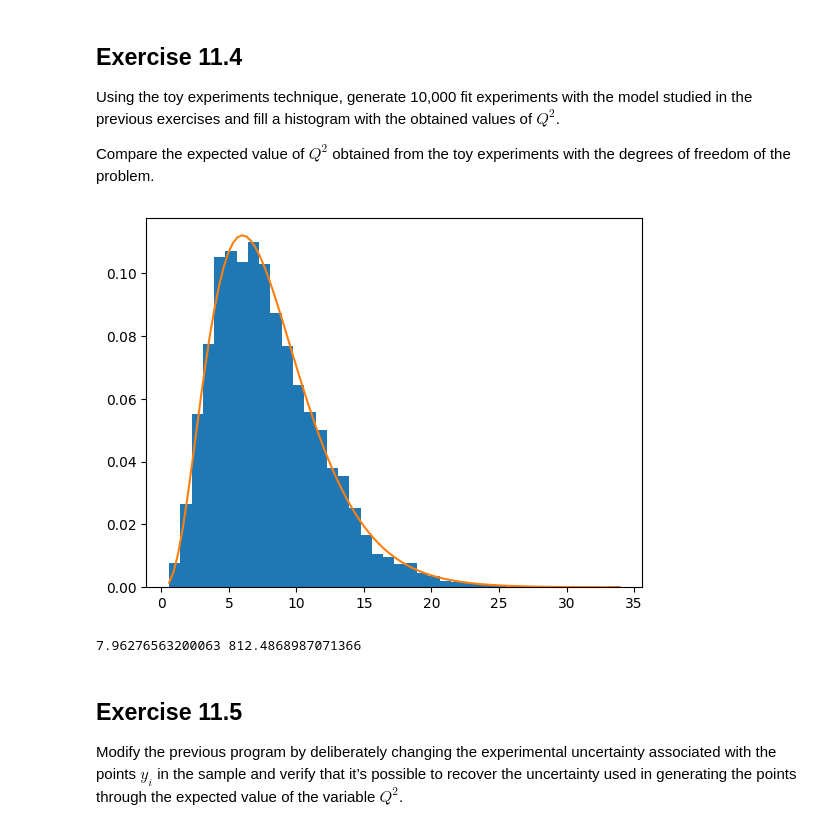
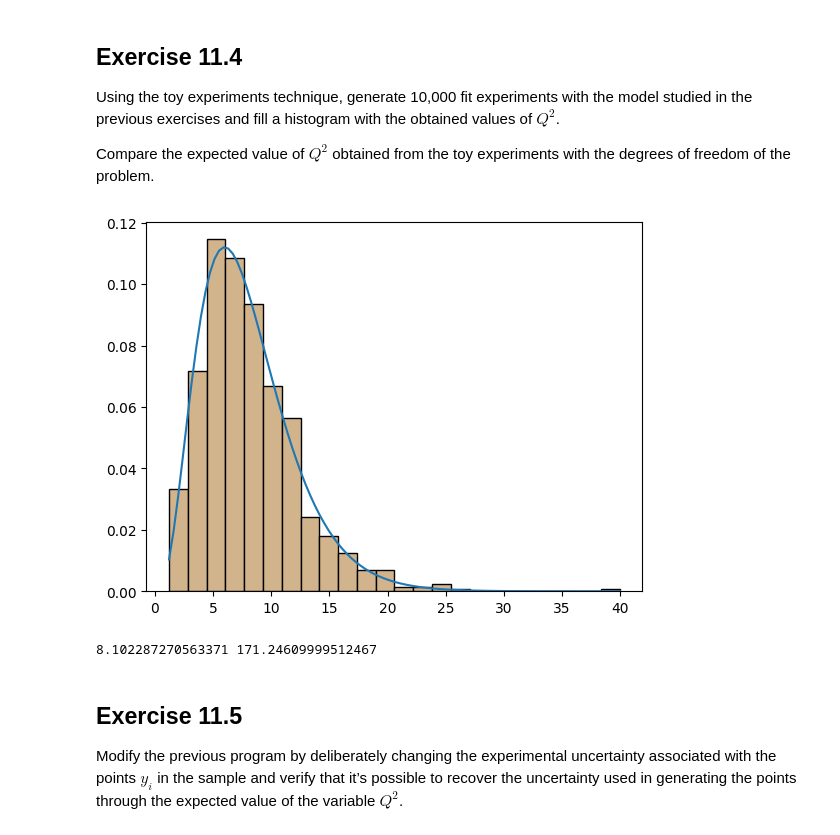
Before and after one commit to CarminatiGiovanni/LaboratorioCalcoloEStatistica, a Jupyter notebook: exercises_11_181223.ipynb, the cells around one changed output. Drawn from its saved outputs; the diff is of its cells as text; code cells hidden in the pictures.

```diff
--- a/exercises_11_181223.ipynb
+++ b/exercises_11_181223.ipynb
@@ -47,11 +53,11 @@ Check if the fit was successful.
 
 Print the values of the determined parameters and their sigmas on the screen.
 # %%
-least_squares = LeastSquares (realX, realY, sigma*np.ones(N), phi)
-my_minuit = Minuit (least_squares, t1 = 1, t2 = 3)  # starting values for t1 and t2
-my_minuit.migrad ()  # finds minimum of least_squares function
-my_minuit.hesse ()   # accurately computes uncertainties
-print(my_minuit)
+least_squares = LeastSquares(realX, realY, ystd, h)
+my_minuit = Minuit(least_squares, h0 = 0, g = expg)  # starting values for t1 and t2
+my_minuit.migrad()  # finds minimum of least_squares function
+my_minuit.hesse()   # accurately computes uncertainties
+display(my_minuit)
 
 is_valid = my_minuit.valid
 print ('success of the fit: ', is_valid)
@@ -103,35 +113,36 @@ Compare the expected value of  $Q^2$
 # %%
 def toy_exp_Q(phi,sigma,N): # parameters of phy are fixed
     realX = np.random.rand(N) * 6 - 3 # rand number [-3,3]
-
-    expY = phi(realX,1,3)
+    exph0 = 0
+    exph = 9.81
+    expY = phi(realX,exph0,expg)
     epsilon = np.random.normal(loc=0,scale=sigma,size=N)
     realY = expY + epsilon
 
     least_squares = LeastSquares (realX, realY, sigma*np.ones(N), phi)
-    fit = Minuit (least_squares, t1 = 1, t2 = 3)
+    fit = Minuit (least_squares, h0 = exph0, g = expg)
     fit.migrad ()
-    return np.sum(((realY - phi(realX,fit.values[0],fit.values[1]))/sigma)**2)
+    return fit.fval #np.sum(((realY - phi(realX,fit.values[0],fit.values[1]))/sigma)**2)
 
 N = 10
 k = 2
 t1, t2 = 1, 3
 sigma = 10
-Q2S = np.array([toy_exp_Q(phi,sigma,N) for i in range(5000)])
+Q2S = np.array([toy_exp_Q(h,sigma,N) for i in range(1000)])
 
 
-plt.hist(Q2S,bins=40,density=True)
+plt.hist(Q2S,**hist_style(len(Q2S)))
 x = np.linspace(min(Q2S),max(Q2S),100)
 plt.plot(x,chi2.pdf(x,df=10-2))
 plt.show()
 
 mean = np.average(Q2S)
 variance = np.sum(((Q2S - mean)/sigma)**2)
 
 print(mean,variance)
 # %% [output]
-[figure, old version]
+[figure, new version]
-7.96276563200063 812.4868987071366
+8.102287270563371 171.24609999512467
 # %% [markdown]
 ## Exercise 11.5
 Modify the previous program by deliberately changing the experimental uncertainty associated with the points $y_i$ in the sample and verify that it’s possible to recover the uncertainty used in generating the points through the expected value of the variable $Q^2$.
```
Also changed, not shown: parts of 5 cells of this notebook, 6 other files.
